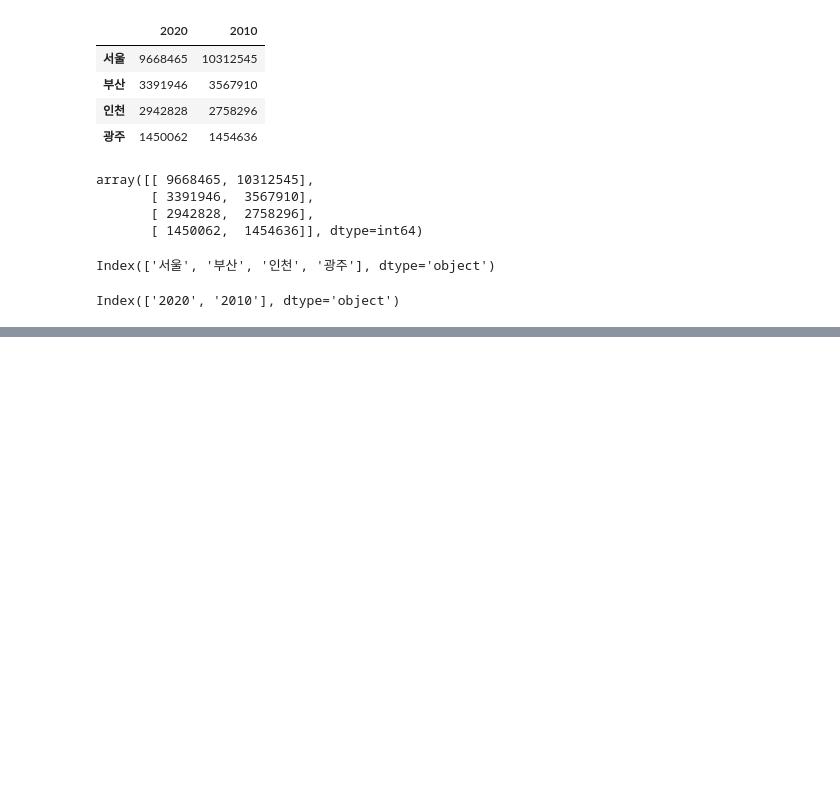
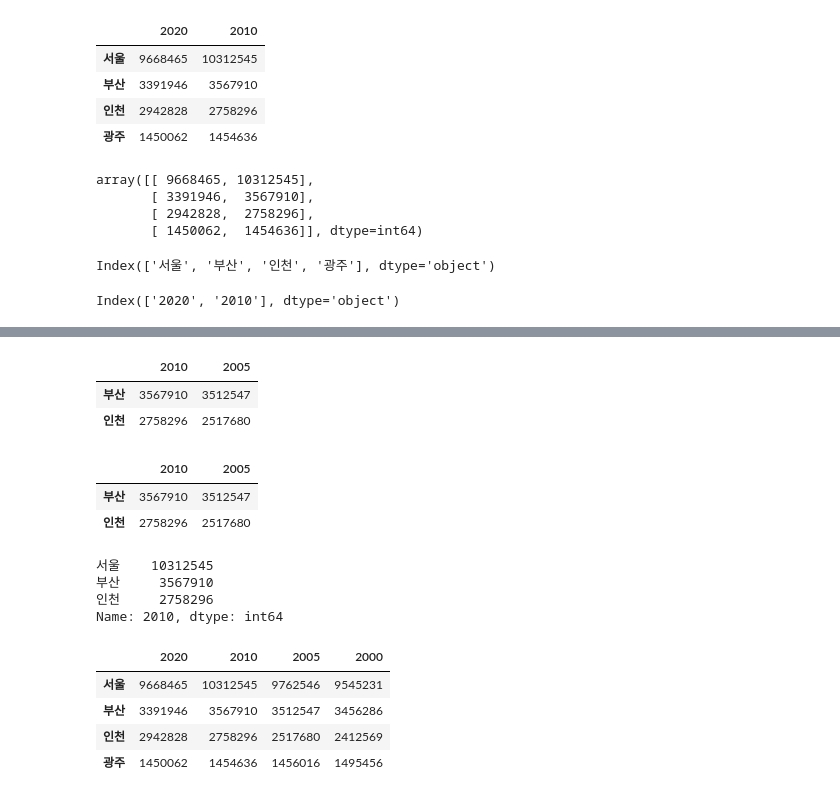
Before and after one commit to LEEYOUNGJAE1996/python_algorithm_practice, a Jupyter notebook: 스마트인재개발원/ex11pandas.ipynb, the cells around one changed output, grey strips where cells are left out. Drawn from its saved outputs; the diff is of its cells as text; code cells hidden in the pictures; blank space fills up the shorter version.

```diff
--- a/스마트인재개발원/ex11pandas.ipynb
+++ b/스마트인재개발원/ex11pandas.ipynb
@@ -200,0 +260,7 @@ Index(['2020', '2010'], dtype='object')
+# %%
+data3 = {'2020':[9668465,3391946,2942828,1450062],
+        '2010' :[10312545,3567910,2758296,1454636],
+         '2005':[9762546,3512547,2517680,1456016]
+        }
+df3 = pd.DataFrame(data3,index = ['서울','부산','인천','광주'])
+df3
@@ -200,0 +301,38 @@ Index(['2020', '2010'], dtype='object')
+# %%
+# DataFrame명.loc[행범위,열범위]
+df3.loc['부산':'인천','2010':'2005']
+# %% [output]
+|  | 2010 | 2005 |
+| 부산 | 3567910 | 3512547 |
+| 인천 | 2758296 | 2517680 |
+# %%
+# DataFrame명.iloc[행범위,열범위] -> 인덱스 번호를 사용
+df3.iloc[1:3,1:3]
+# %% [output]
+|  | 2010 | 2005 |
+| 부산 | 3567910 | 3512547 |
+| 인천 | 2758296 | 2517680 |
+# %%
+# boolean indexing
+# 변수에 대입하여
+s3 = df3['2010']
+s3[s3>=2500000]
+# 바로
+df3['2010'][df3['2010']>= 2500000]
+# %% [output]
+서울    10312545
+부산     3567910
+인천     2758296
+Name: 2010, dtype: int64
+# %%
+# DataFrame 행,열 추가,수정 삭제
+
+# 새로운 column 추가?
+df3['2000'] = [9545231,3456286,2412569,1495456]
+df3
+# %% [output]
+|  | 2020 | 2010 | 2005 | 2000 |
+| 서울 | 9668465 | 10312545 | 9762546 | 9545231 |
+| 부산 | 3391946 | 3567910 | 3512547 | 3456286 |
+| 인천 | 2942828 | 2758296 | 2517680 | 2412569 |
+| 광주 | 1450062 | 1454636 | 1456016 | 1495456 |
```
Also changed, not shown: parts of 11 cells of this notebook.
